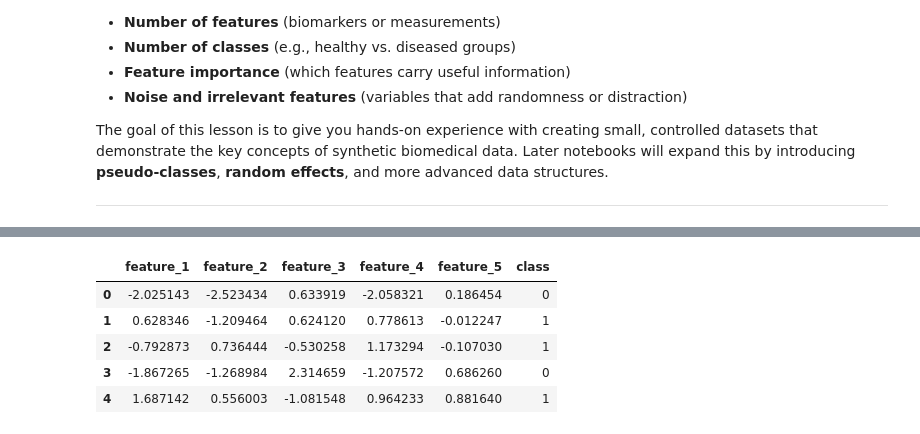
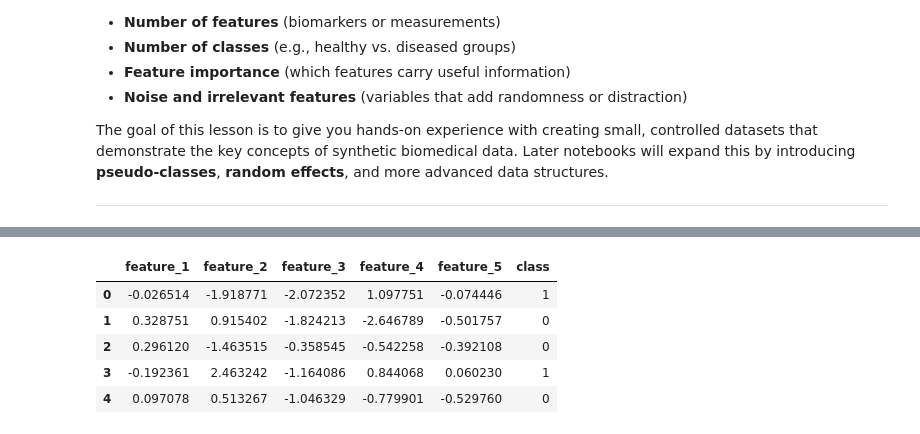
Before and after one commit to sigrun-may/synthetic-biomedical-data-course, a Jupyter notebook: notebooks/1.2-synthetic_biomedical_data.ipynb, the cells around one changed output, grey strips where cells are left out. Cells and saved outputs as stored; diff of their text form; code cells hidden in the pictures.

```diff
--- a/notebooks/1.2-synthetic_biomedical_data.ipynb
+++ b/notebooks/1.2-synthetic_biomedical_data.ipynb
@@ -53,34 +67,34 @@ Later notebooks will expand this by introducing **pseudo-classes**, **random eff
 # %%
 # Lesson 2: First Example – Generate a simple synthetic dataset
 
 from sklearn.datasets import make_classification
 import pandas as pd
 
 # Generate a dataset with:
 # - 100 samples (rows, like patients)
 # - 5 features (columns, like biomarkers)
 # - 2 informative features (really matter for classification)
 # - 2 classes (e.g., healthy vs diseased)
 X, y = make_classification(
-    n_samples=100,
+    n_samples=30,
     n_features=5,
     n_informative=2,
     n_redundant=0,
     n_classes=2,
     random_state=42
 )
 
 # Put into a DataFrame for easier handling
 feature_names = [f"feature_{i+1}" for i in range(X.shape[1])]
 df = pd.DataFrame(X, columns=feature_names)
 df["class"] = y
 
 # Show first rows
 df.head()
 # %% [output]
 |  | feature_1 | feature_2 | feature_3 | feature_4 | feature_5 | class |
-| 0 | -2.025143 | -2.523434 | 0.633919 | -2.058321 | 0.186454 | 0 |
-| 1 | 0.628346 | -1.209464 | 0.624120 | 0.778613 | -0.012247 | 1 |
-| 2 | -0.792873 | 0.736444 | -0.530258 | 1.173294 | -0.107030 | 1 |
-| 3 | -1.867265 | -1.268984 | 2.314659 | -1.207572 | 0.686260 | 0 |
-| 4 | 1.687142 | 0.556003 | -1.081548 | 0.964233 | 0.881640 | 1 |
+| 0 | -0.026514 | -1.918771 | -2.072352 | 1.097751 | -0.074446 | 1 |
+| 1 | 0.328751 | 0.915402 | -1.824213 | -2.646789 | -0.501757 | 0 |
+| 2 | 0.296120 | -1.463515 | -0.358545 | -0.542258 | -0.392108 | 0 |
+| 3 | -0.192361 | 2.463242 | -1.164086 | 0.844068 | 0.060230 | 1 |
+| 4 | 0.097078 | 0.513267 | -1.046329 | -0.779901 | -0.529760 | 0 |
```
Also changed, not shown: parts of 9 cells of this notebook.
